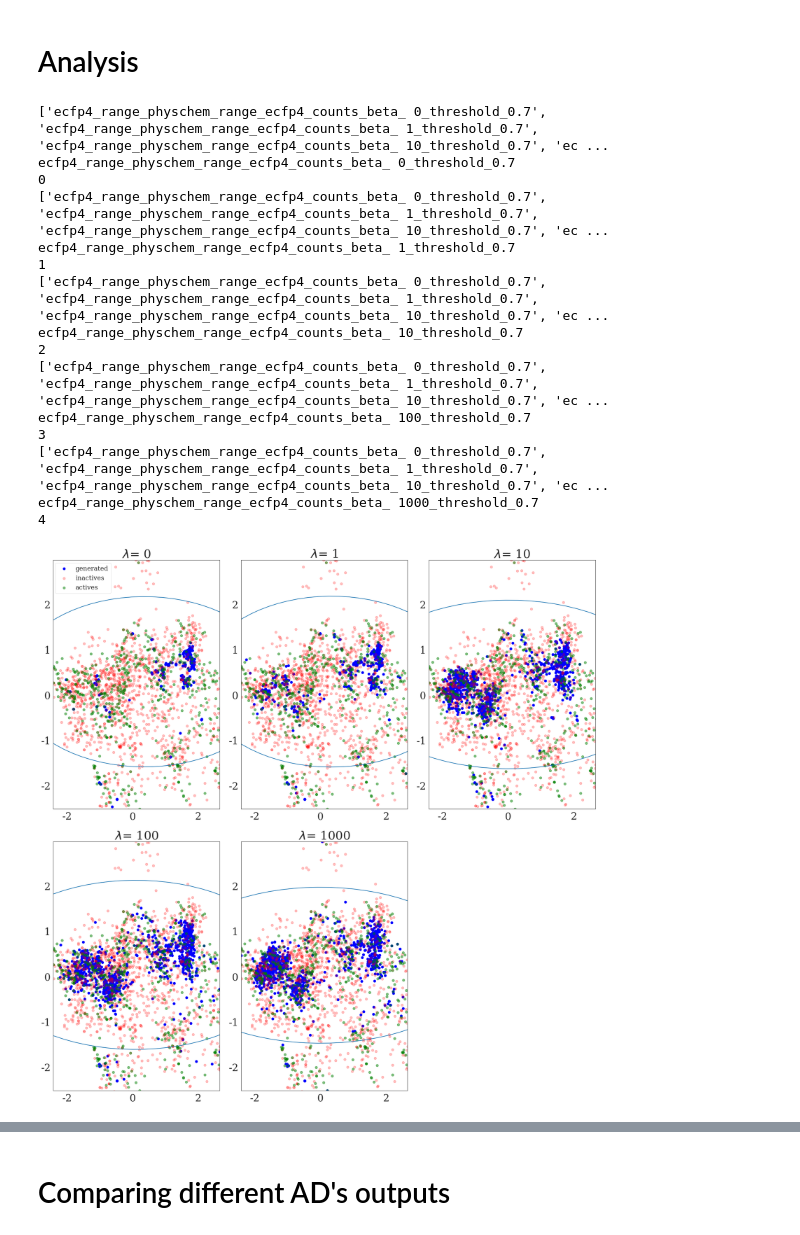
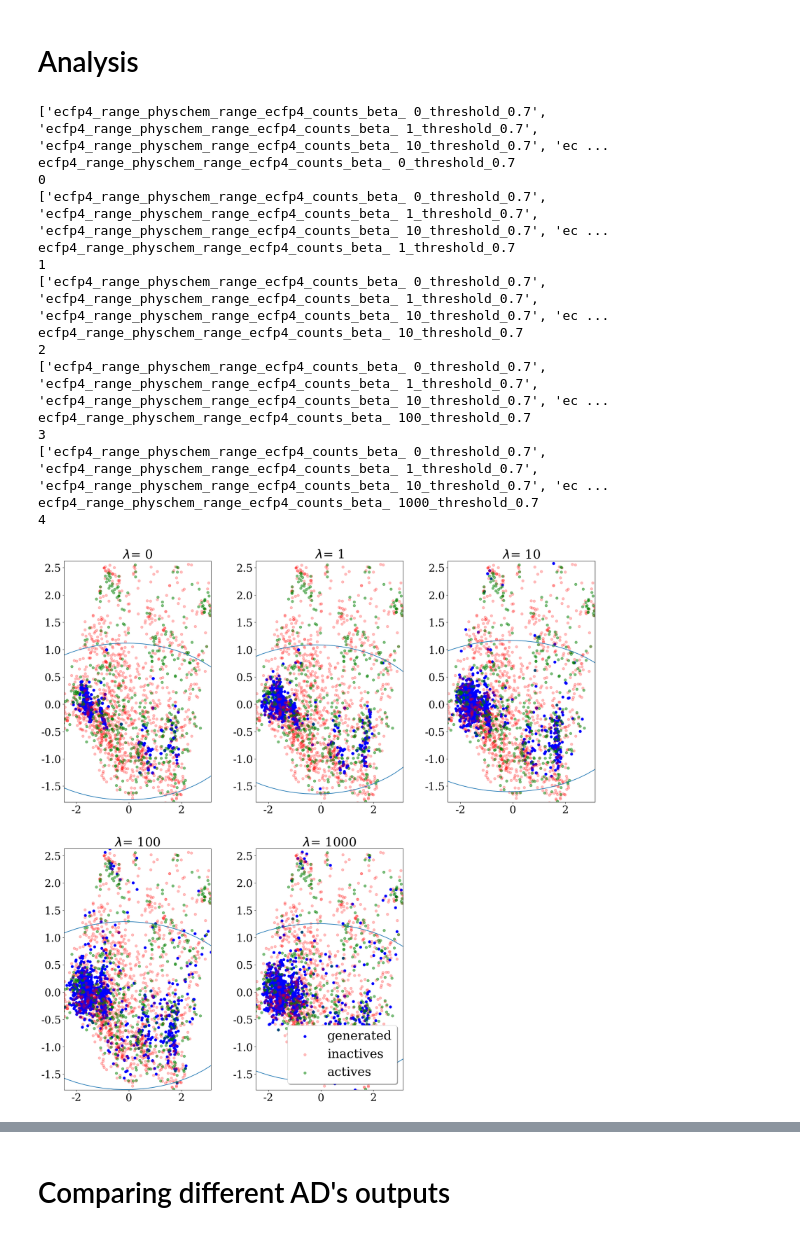
Before and after one commit to maxime-langevin/diverse_molecule_generation, a Jupyter notebook: drd2.ipynb, the cells around one changed output, grey strips where cells are left out. Cells and saved outputs as stored; diff of their text form; code cells hidden in the pictures.

Commit message:
DRD2 cleaned dataset analysis notebook updated and associated results

```diff
--- a/drd2.ipynb
+++ b/drd2.ipynb
@@ -1,8 +1,8 @@
 # %% [markdown]
 # Assay and run directory
 # %%
-assay_name = "datasets/drd2_filtered.csv"
-rundir = "results/lstm_hc/drd2_filtered/"
+assay_name = "datasets/drd2_cleaned.csv"
+rundir = "results/lstm_hc/drd2_cleaned/"
 pca_components = 50
 kmeans = True
 # %% [markdown]
@@ -30,16 +30,16 @@ from rdkit.Chem.rdMolDescriptors import CalcTPSA
 from rdkit.Chem.Descriptors import ExactMolWt
 from rdkit.Chem.Crippen import MolLogP, MolMR
 
-sns.set_style(style="white")
+#sns.set_style(style="white")
 
 font = {'family' : 'normal',
-        'size'   : 15}
+        'size'   : 35}
 
 matplotlib.use("pgf")
 matplotlib.rcParams.update({
     "pgf.texsystem": "pdflatex",
     'font.family': 'serif',
-    'font.size': 15,
+    'font.size': 35,
     'text.usetex': False,
     'pgf.rcfonts': False,
 })
@@ -264,39 +264,38 @@ for i, run in enumerate(runs_to_display):
     ax.scatter(pca_gen[:, 0], pca_gen[:, 1], c="b", label="generated", alpha=1)
     ax.scatter(
         pca_inactive[:, 0], pca_inactive[:, 1], c="r", label="inactives", alpha=0.25
     )
     ax.scatter(pca_active[:, 0], pca_active[:, 1], c="g", label="actives", alpha=0.5)
     # Proximity ellipse
     ax.plot(center_x + radius_x * np.cos(t), center_y + radius_y * np.sin(t))
     #
     ax.tick_params(axis="both", which="major", labelsize=25)
     ax.tick_params(axis="both", which="minor", labelsize=25)
-    handles, labels = ax.get_legend_handles_labels()
-    #if i == len(runs_to_display) - 1:
-    #    ax.legend(loc="center right", bbox_to_anchor=(1.5, 0.5), ncol=1, fancybox=True, shadow=True, fontsize=30)
-#fig.legend(handles, labels, loc="lower right", bbox_to_anchor=(0.925, 0.18), ncol=1, fancybox=True, shadow=True, fontsize=30)
-fig.legend(handles, labels, loc="upper left", bbox_to_anchor=(0.035, 0.965), ncol=1, fancybox=True, shadow=False, framealpha=0.5, fontsize=16)
+    if i == len(runs_to_display) - 1:
+        ax.legend(loc="lower right", ncol=1, fancybox=True, shadow=True, fontsize=30)
+
 ax = axs.flatten()[5]
 ax.axis('off')
+
 fig.tight_layout(pad=1.5)
 plt.savefig("graphs/DRD2_lambda_effect.pdf", dpi=300)
 # %% [output]
 ['ecfp4_range_physchem_range_ecfp4_counts_beta_ 0_threshold_0.7', 'ecfp4_range_physchem_range_ecfp4_counts_beta_ 1_threshold_0.7', 'ecfp4_range_physchem_range_ecfp4_counts_beta_ 10_threshold_0.7', 'ec ...
 ecfp4_range_physchem_range_ecfp4_counts_beta_ 0_threshold_0.7
 0
 ['ecfp4_range_physchem_range_ecfp4_counts_beta_ 0_threshold_0.7', 'ecfp4_range_physchem_range_ecfp4_counts_beta_ 1_threshold_0.7', 'ecfp4_range_physchem_range_ecfp4_counts_beta_ 10_threshold_0.7', 'ec ...
 ecfp4_range_physchem_range_ecfp4_counts_beta_ 1_threshold_0.7
 1
 ['ecfp4_range_physchem_range_ecfp4_counts_beta_ 0_threshold_0.7', 'ecfp4_range_physchem_range_ecfp4_counts_beta_ 1_threshold_0.7', 'ecfp4_range_physchem_range_ecfp4_counts_beta_ 10_threshold_0.7', 'ec ...
 ecfp4_range_physchem_range_ecfp4_counts_beta_ 10_threshold_0.7
 2
 ['ecfp4_range_physchem_range_ecfp4_counts_beta_ 0_threshold_0.7', 'ecfp4_range_physchem_range_ecfp4_counts_beta_ 1_threshold_0.7', 'ecfp4_range_physchem_range_ecfp4_counts_beta_ 10_threshold_0.7', 'ec ...
 ecfp4_range_physchem_range_ecfp4_counts_beta_ 100_threshold_0.7
 3
 ['ecfp4_range_physchem_range_ecfp4_counts_beta_ 0_threshold_0.7', 'ecfp4_range_physchem_range_ecfp4_counts_beta_ 1_threshold_0.7', 'ecfp4_range_physchem_range_ecfp4_counts_beta_ 10_threshold_0.7', 'ec ...
 ecfp4_range_physchem_range_ecfp4_counts_beta_ 1000_threshold_0.7
 4
-[figure, old version]
+[figure, new version]
 # %%
 distant_smiles_dict = {}
 for i, run in enumerate(runs_to_display):
```
Also changed, not shown: parts of 27 cells of this notebook, 12 other files.
